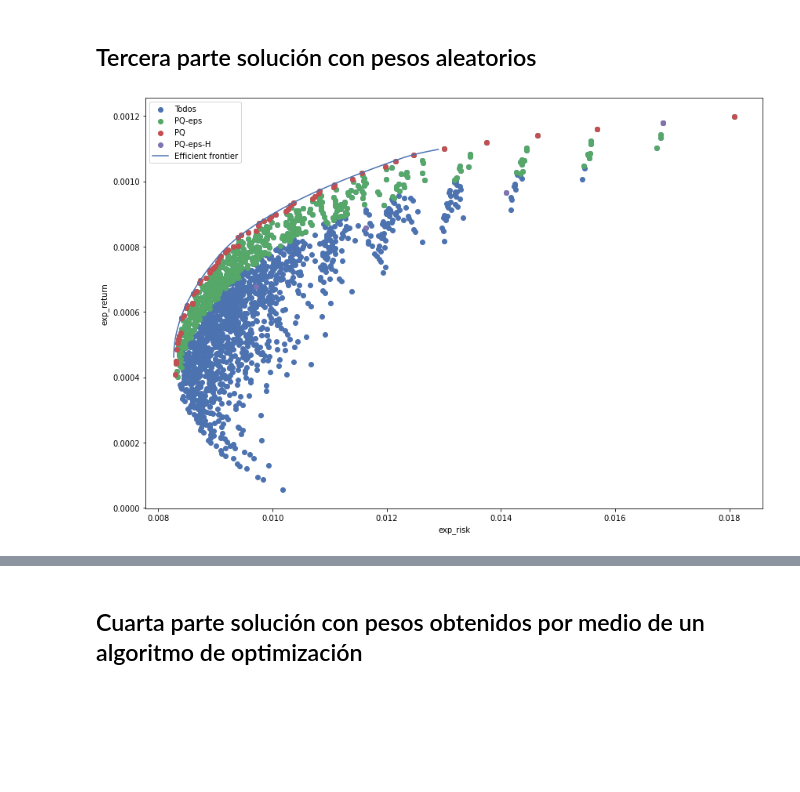
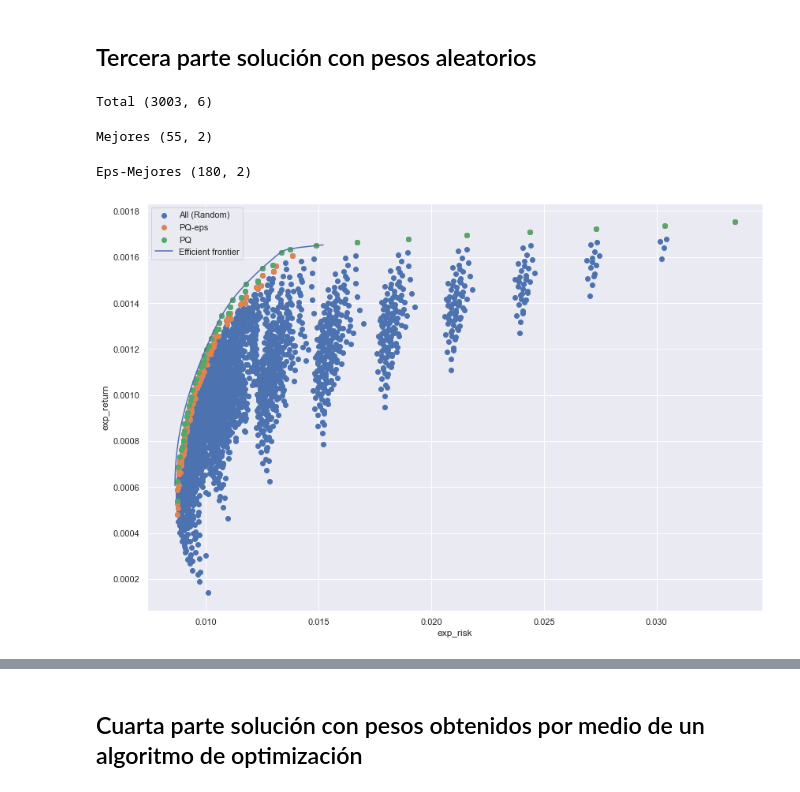
Before and after one commit to yeudiellm/MO-PortafoliosInversion, a Jupyter notebook: PruebasRecopilacion.ipynb, the cells around one changed output, grey strips where cells are left out. Cells and saved outputs as stored; diff of their text form; code cells hidden in the pictures; blank space fills up the shorter version.

```diff
--- a/PruebasRecopilacion.ipynb
+++ b/PruebasRecopilacion.ipynb
@@ -60,6 +121,6 @@ my_plotting.plot_assets(assets_info, best_assets)
 ## Segunda Parte Definición del Problema
 # %%
 PROFITS, RISK, ESG_SCORES = pre_processing.get_final_assets(returns[best_assets.index])
-portfolio_problem = pymoo_extras.Portfolio_Problem(len(PROFITS), PROFITS, RISK)
+portfolio_problem = pymoo_extras.Portfolio_Problem(len(PROFITS), PROFITS, RISK, ESG_SCORES)
 # %% [markdown]
 ## Tercera parte solución con pesos aleatorios
@@ -69,10 +127,18 @@ Frandom = pymoo_extras.eval_weights(portfolio_problem, Xrandom_weights)
 # %%
+Xrandom_weights = get_reference_directions("das-dennis", len(PROFITS), n_partitions=10)
+Frandom, ESGrandom = pymoo_extras.eval_weights(portfolio_problem, Xrandom_weights)
+print('Total', Xrandom_weights.shape)
+eps = np.array([1,1])/(252*100)
 Frandom_best = ArchievingStrategies.get_best_opt(Frandom, 1e-8)
-Frandom_best_eps = ArchievingStrategies.get_best_opt_eps(Frandom, 1e-8, [0.00001, 0.0001])
-Frandom_best_H   = ArchievingStrategies.get_best_opt_eps_H(Frandom, 1e-8, [0, 0], 0.01) #Muy sensible a las normas
-frames = [Frandom, Frandom_best_eps, Frandom_best, Frandom_best_H]
-labels = ['Todos', 'PQ-eps', 'PQ', 'PQ-eps-H']
+print('Mejores', Frandom_best.shape)
+Frandom_best_eps = ArchievingStrategies.get_best_opt_eps(Frandom, 1e-8, eps)
+print('Eps-Mejores', Frandom_best_eps.shape)
+#Frandom_best_H   = ArchievingStrategies.get_best_opt_eps_H(Frandom, 1e-8, [0, 0], 0.01) #Muy sensible a las normas
+frames = [Frandom, Frandom_best_eps, Frandom_best]
+labels = ['All (Random)', 'PQ-eps', 'PQ', 'PQ-eps-H']
+my_plotting.plotting_samples(PROFITS, RISK, frames, labels, (12,8))
+# %% [output]
+Total (3003, 6)
+Mejores (55, 2)
+Eps-Mejores (180, 2)
+[figure, added]
-# %%
-my_plotting.plotting_samples(PROFITS, RISK, frames, labels, (12,8))
-# %% [output]
-[figure, removed]
```
Also changed, not shown: parts of 17 cells of this notebook, 7 other files.
